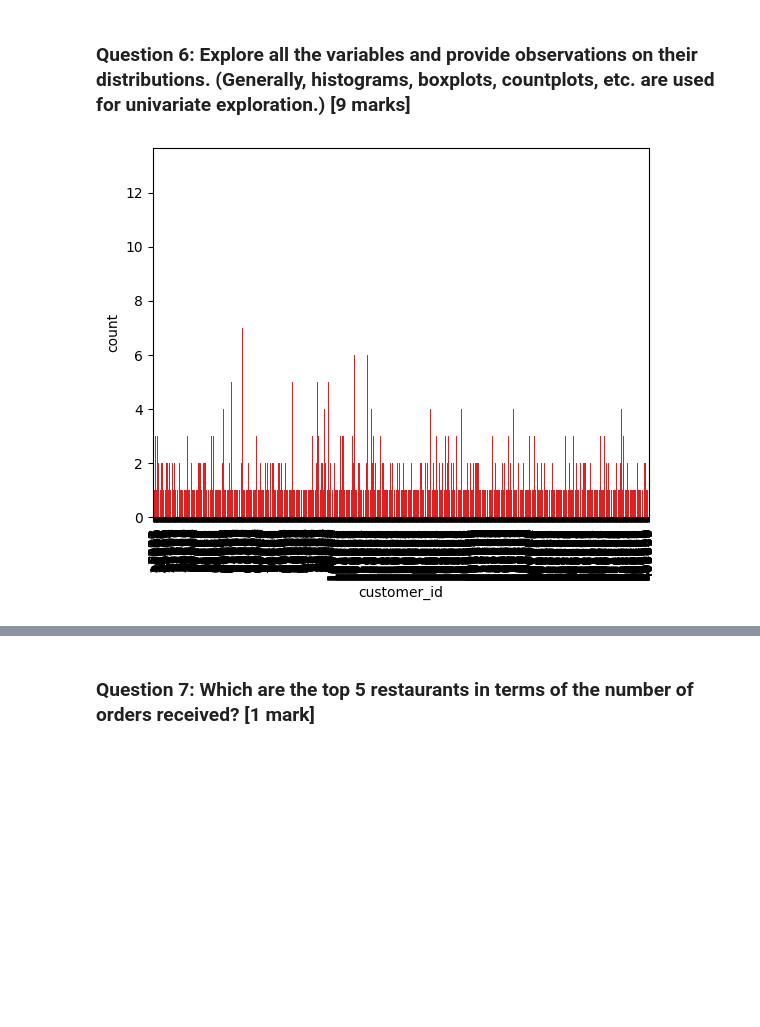
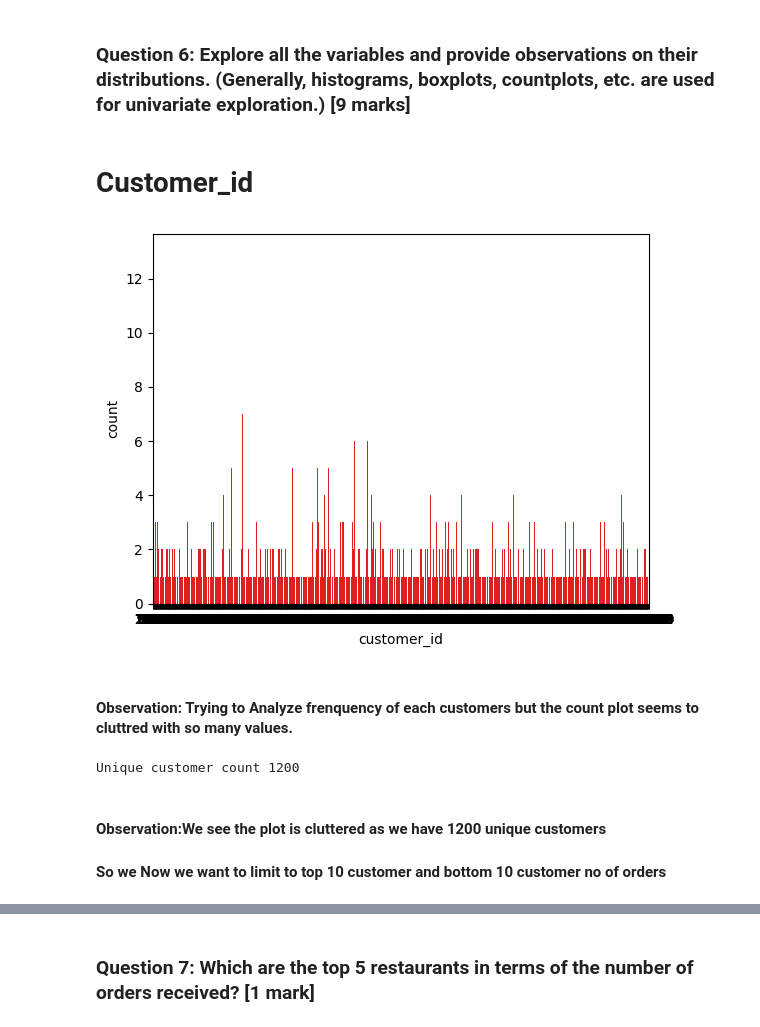
Before and after one commit to Rajesh2015/FoodHub-Data-Analysis, a Jupyter notebook: FoodHub-EDA.ipynb, the cells around one changed output, grey strips where cells are left out. Drawn from its saved outputs; the diff is of its cells as text; code cells hidden in the pictures; blank space fills up the shorter version.

```diff
--- a/FoodHub-EDA.ipynb
+++ b/FoodHub-EDA.ipynb
@@ -208,9 +208,20 @@ Name: rating, dtype: float64
 ### Univariate Analysis
 # %% [markdown]
 ### **Question 6:** Explore all the variables and provide observations on their distributions. (Generally, histograms, boxplots, countplots, etc. are used for univariate exploration.) [9 marks]
+# %% [markdown]
+# **Customer_id**
 # %%
 sns.countplot(data=food_df,x='customer_id',color='red')
-plt.xticks(rotation=90)
 plt.show()
 # %% [output]
-[figure, old version]
+[figure, new version]
+# %% [markdown]
+#### Observation: Trying to Analyze frenquency of each customers but the count plot seems to cluttred with so many values.
+# %%
+print(f"Unique customer count {food_df.customer_id.nunique()}")
+# %% [output]
+Unique customer count 1200
+# %% [markdown]
+#### Observation:We see the plot is cluttered as we have 1200 unique customers
+# %% [markdown]
+**So we Now we want to limit to top 10 customer and bottom 10 customer no of orders**
```
Also changed, not shown: parts of 9 cells of this notebook.
